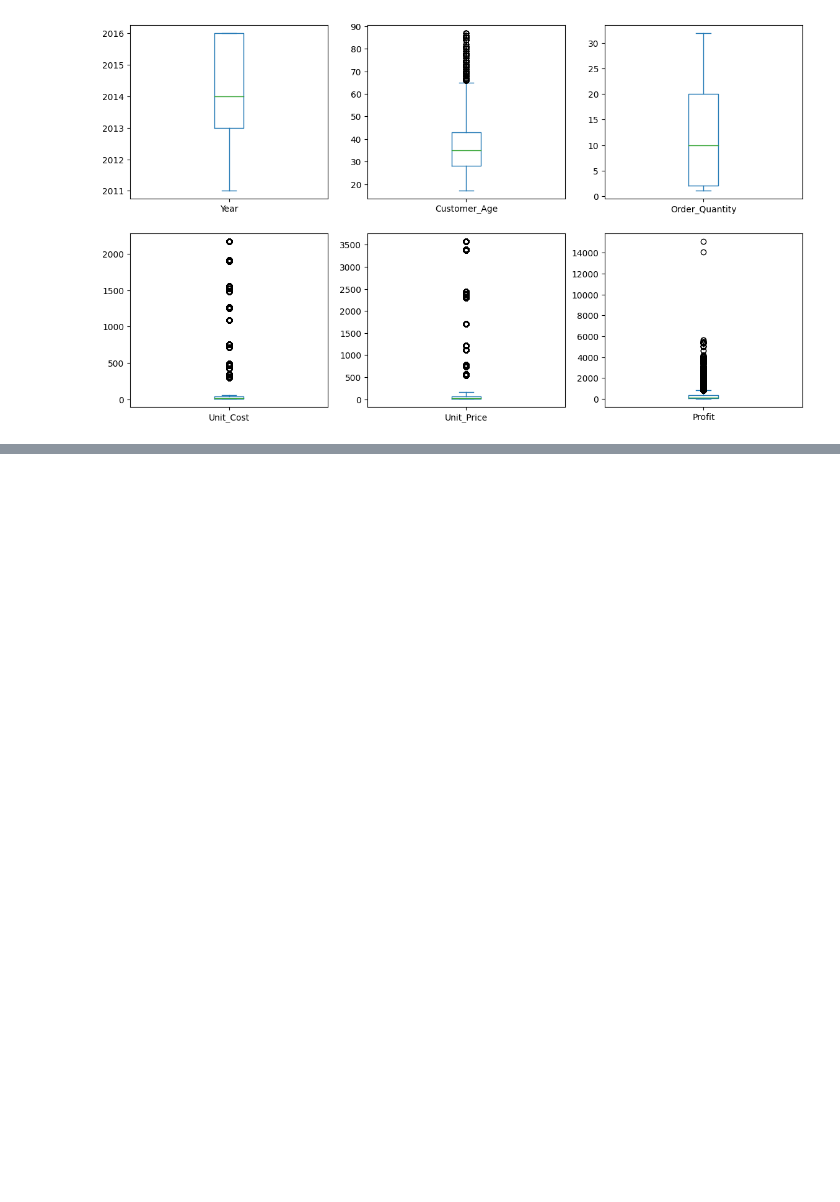
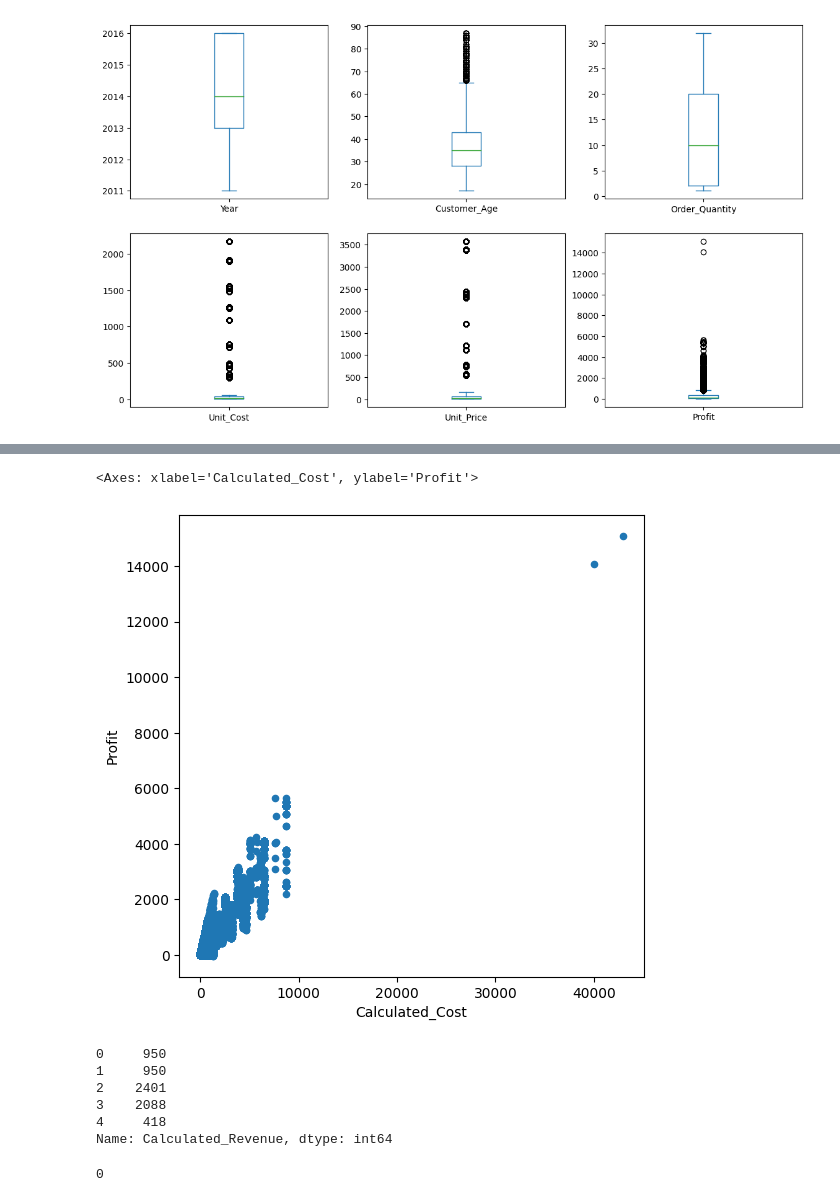
Before and after one commit to EmidioLP/Freecodecamp, a Jupyter notebook: Data_Analysis_with_Python/DataAnalysis_1.ipynb, the cells around one changed output, grey strips where cells are left out. Drawn from its saved outputs; the diff is of its cells as text; code cells hidden in the pictures; blank space fills up the shorter version.

```diff
--- a/Data_Analysis_with_Python/DataAnalysis_1.ipynb
+++ b/Data_Analysis_with_Python/DataAnalysis_1.ipynb
@@ -169,0 +191,2 @@ dtype: object
+# %%
+sales['Calculated_Cost'] = sales['Order_Quantity'] * sales['Unit_Cost']
@@ -169,0 +206,19 @@ dtype: object
+# %%
+sales.plot(kind='scatter', x='Calculated_Cost', y='Profit', figsize=(6,6))
+# %% [output]
+<Axes: xlabel='Calculated_Cost', ylabel='Profit'>
+[figure, added]
+# %%
+sales['Calculated_Revenue'] = sales['Cost'] + sales['Profit']
+sales['Calculated_Revenue'].head()
+# %% [output]
+0     950
+1     950
+2    2401
+3    2088
+4     418
+Name: Calculated_Revenue, dtype: int64
+# %%
+(sales['Calculated_Revenue'] != sales['Revenue']).sum()
+# %% [output]
+0
```
Also changed, not shown: parts of 20 cells of this notebook.
